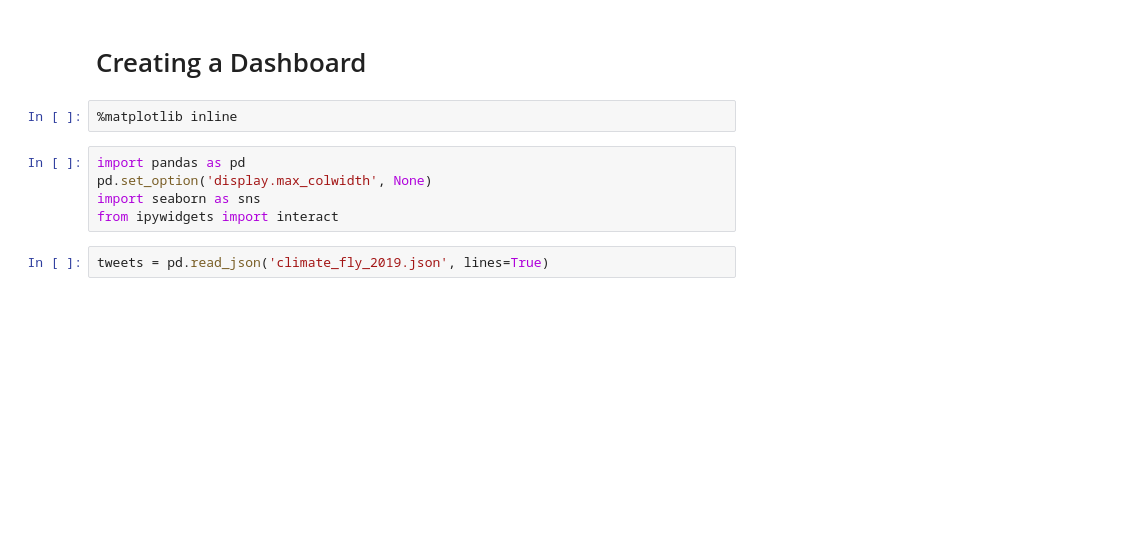
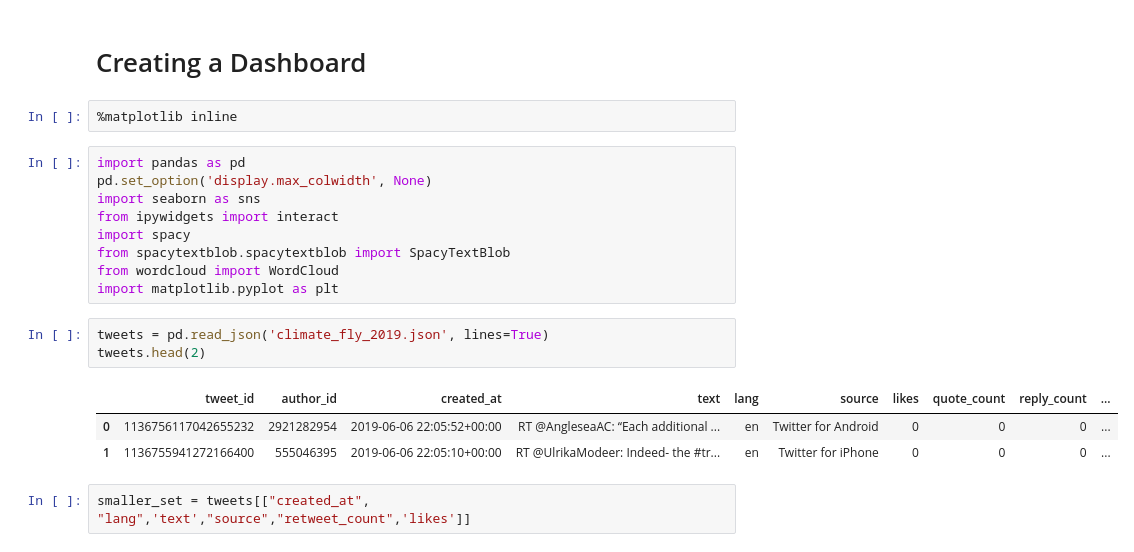
Before and after one commit to UvA-DSC/FlyDashboard, a Jupyter notebook: dashboard_generator.ipynb, the cells around one changed output. Saved outputs shown, nothing was run; the diff lists cells and outputs as text; blank space fills up the shorter version.

```diff
--- a/dashboard_generator.ipynb
+++ b/dashboard_generator.ipynb
@@ -7,6 +7,17 @@ import pandas as pd
 pd.set_option('display.max_colwidth', None)
 import seaborn as sns
 from ipywidgets import interact
+import spacy
+from spacytextblob.spacytextblob import SpacyTextBlob
+from wordcloud import WordCloud
+import matplotlib.pyplot as plt
 # %%
 tweets = pd.read_json('climate_fly_2019.json', lines=True)
+tweets.head(2)
+# %% [output]
+|  | tweet_id | author_id | created_at | text | lang | source | likes | quote_count | reply_count | ... |
+| 0 | 1136756117042655232 | 2921282954 | 2019-06-06 22:05:52+00:00 | RT @AngleseaAC: “Each additional ... | en | Twitter for Android | 0 | 0 | 0 | ... |
+| 1 | 1136755941272166400 | 555046395 | 2019-06-06 22:05:10+00:00 | RT @UlrikaModeer: Indeed- the #tr... | en | Twitter for iPhone | 0 | 0 | 0 | ... |
+# %%
+smaller_set = tweets[["created_at", "lang",'text',"source","retweet_count",'likes']]
 # %%
```
Also changed, not shown: parts of 8 cells of this notebook.
